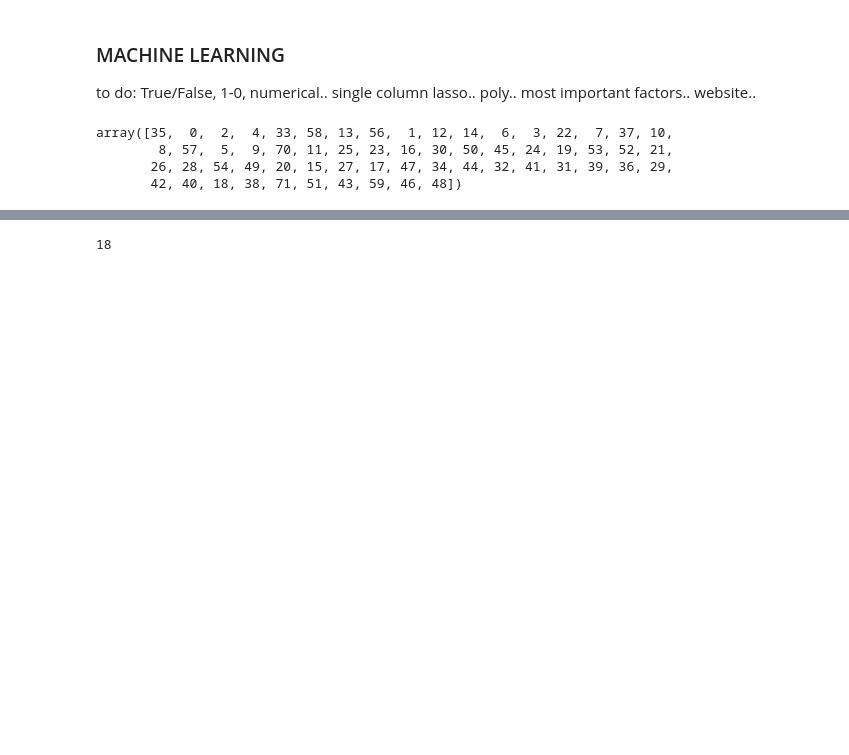
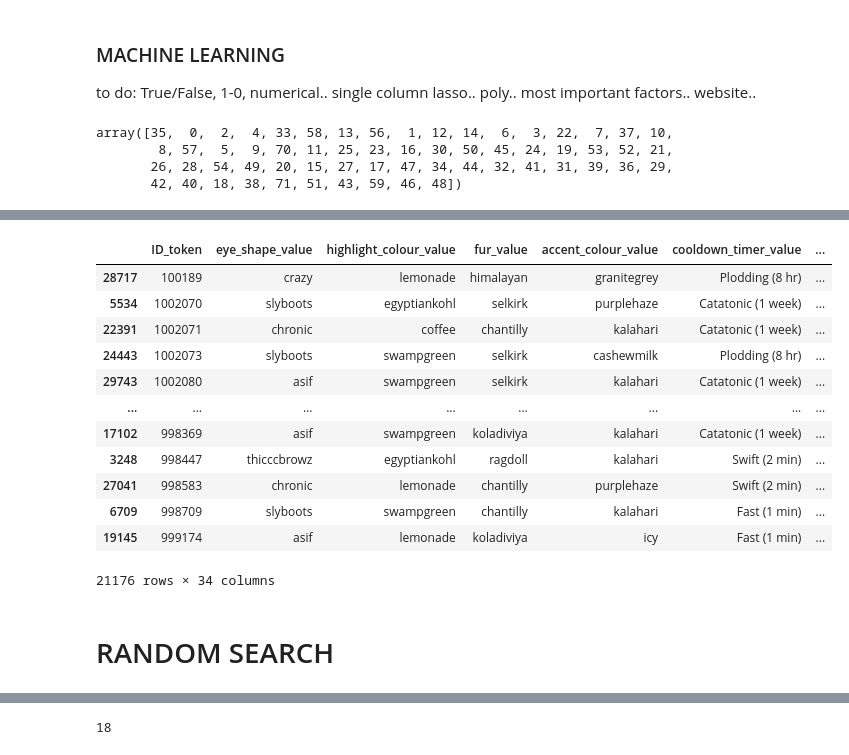
Before and after one commit to csgorham/cryptokitties-heroku, a Jupyter notebook: merge_DATA_go-CRYPTOKITTYAPI.ipynb, the cells around one changed output, grey strips where cells are left out. Cells and saved outputs as stored; diff of their text form; code cells hidden in the pictures; blank space fills up the shorter version.

```diff
--- a/merge_DATA_go-CRYPTOKITTYAPI.ipynb
+++ b/merge_DATA_go-CRYPTOKITTYAPI.ipynb
@@ -866,0 +782,34 @@ Fitting 3 folds for each of 100 candidates, totalling 300 fits
+# %%
+pd.options.display.float_format = '{:,.0f}'.format
+
+ydf = pd.DataFrame(y_test  )
+ydf['pred_price']= y_pred
+ydf['price_diff']= y_test - y_pred
+
+all_df = X_test.join(ydf)
+all_df['ID_token'] = all_df['ID_token'].astype('Int64').astype(str)
+all_df.reset_index(drop=True)
+all_df.to_csv('results.csv')
+
+#indexNames = all_df[(all_df['ID_token'] ==)].index
+#all_df.iloc[indexNames] #['image_url_png']
+#all_df['ID_token'] = all_df['ID_token'].astype(str)
+
+all_df.sort_values('ID_token')
+# %% [output]
+|  | ID_token | eye_shape_value | highlight_colour_value | fur_value | accent_colour_value | cooldown_timer_value | ... |
+| 28717 | 100189 | crazy | lemonade | himalayan | granitegrey | Plodding (8 hr) | ... |
+| 5534 | 1002070 | slyboots | egyptiankohl | selkirk | purplehaze | Catatonic (1 week) | ... |
+| 22391 | 1002071 | chronic | coffee | chantilly | kalahari | Catatonic (1 week) | ... |
+| 24443 | 1002073 | slyboots | swampgreen | selkirk | cashewmilk | Plodding (8 hr) | ... |
+| 29743 | 1002080 | asif | swampgreen | selkirk | kalahari | Catatonic (1 week) | ... |
+| ... | ... | ... | ... | ... | ... | ... | ... |
+| 17102 | 998369 | asif | swampgreen | koladiviya | kalahari | Catatonic (1 week) | ... |
+| 3248 | 998447 | thicccbrowz | egyptiankohl | ragdoll | kalahari | Swift (2 min) | ... |
+| 27041 | 998583 | chronic | lemonade | chantilly | purplehaze | Swift (2 min) | ... |
+| 6709 | 998709 | slyboots | swampgreen | chantilly | kalahari | Fast (1 min) | ... |
+| 19145 | 999174 | asif | lemonade | koladiviya | icy | Fast (1 min) | ... |
+21176 rows × 34 columns
+# %% [markdown]
+
+# RANDOM SEARCH
```
Also changed, not shown: parts of 30 cells of this notebook, 2 other files.
